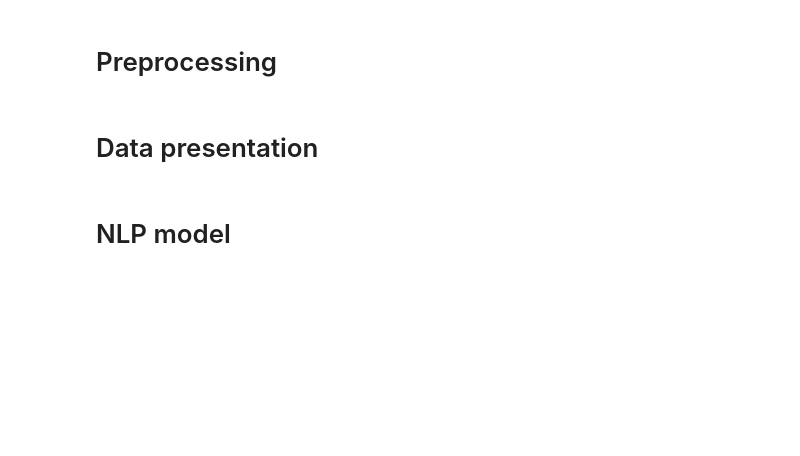
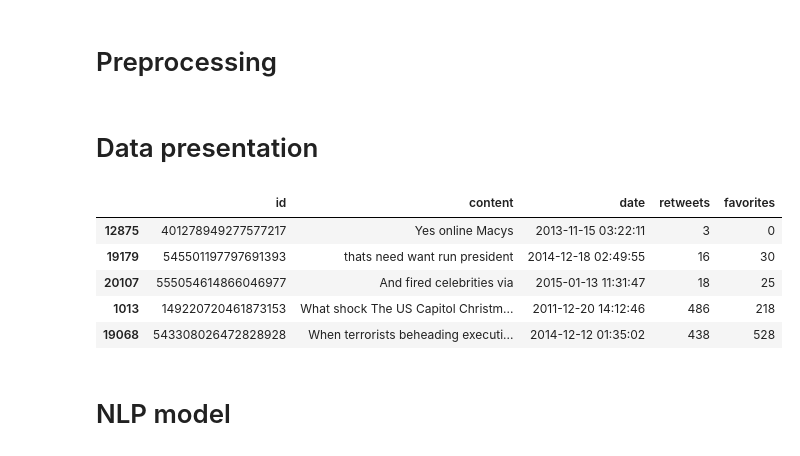
Before and after one commit to BKonopka123/MIO_project_nlp_shap, a Jupyter notebook: MIO_Projekt (1).ipynb, the cells around one changed output. Drawn from its saved outputs; the diff is of its cells as text; code cells hidden in the pictures; blank space fills up the shorter version.

```diff
--- a/MIO_Projekt (1).ipynb
+++ b/MIO_Projekt (1).ipynb
@@ -120,6 +157,15 @@ def preprocess(text, stem=False):
 data['content'] = data['content'].apply(lambda x : preprocess(x))
 # %% [markdown]
 # Data presentation
+# %%
+data.sample(5)
+# %% [output]
+|  | id | content | date | retweets | favorites |
+| 12875 | 401278949277577217 | Yes online Macys | 2013-11-15 03:22:11 | 3 | 0 |
+| 19179 | 545501197797691393 | thats need want run president | 2014-12-18 02:49:55 | 16 | 30 |
+| 20107 | 555054614866046977 | And fired celebrities via | 2015-01-13 11:31:47 | 18 | 25 |
+| 1013 | 149220720461873153 | What shock The US Capitol Christm... | 2011-12-20 14:12:46 | 486 | 218 |
+| 19068 | 543308026472828928 | When terrorists beheading executi... | 2014-12-12 01:35:02 | 438 | 528 |
 # %% [markdown]
 # NLP model
 # %%
```
Also changed, not shown: parts of 4 cells of this notebook, 1 other file.
